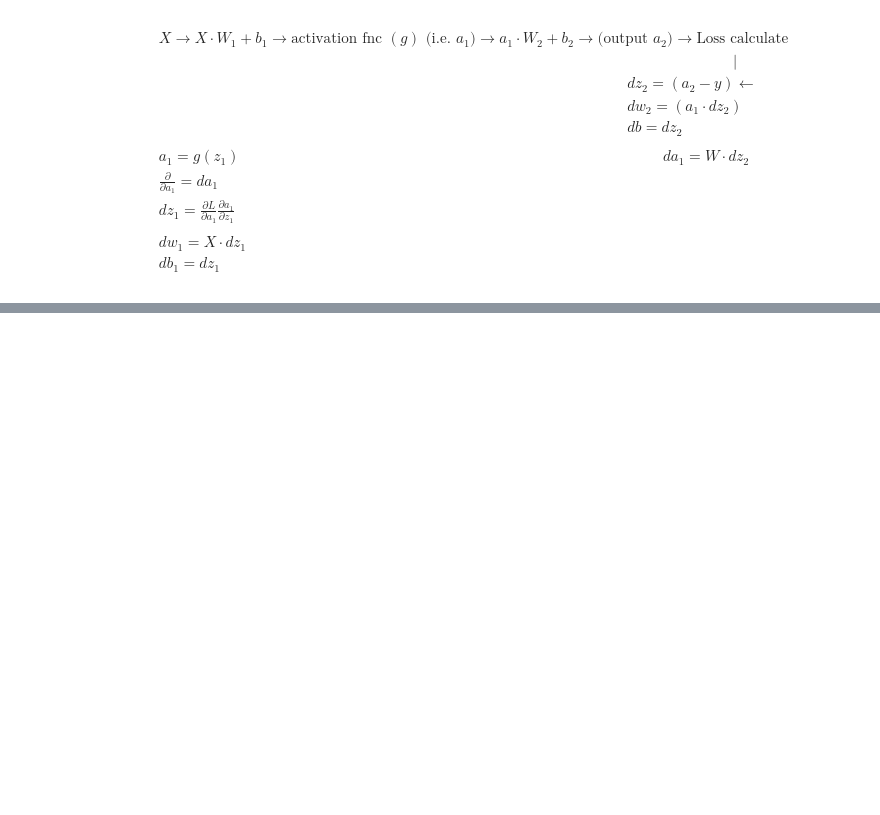
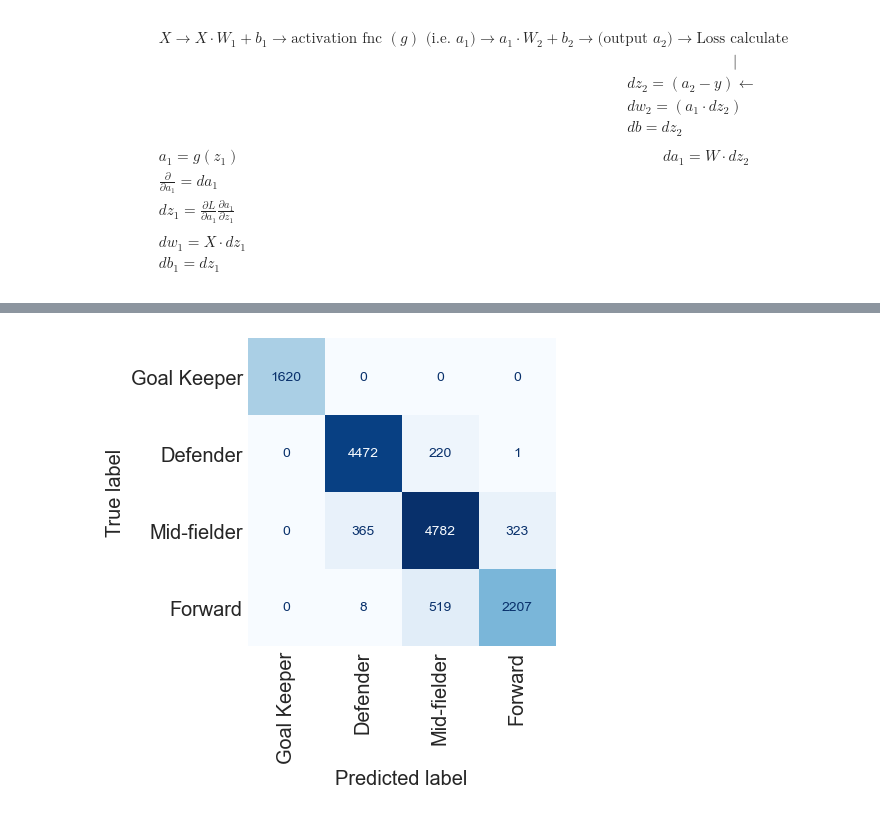
Before and after one commit to DAI-ai-code/DNN, a Jupyter notebook: day7/1_tf.ipynb, the cells around one changed output, grey strips where cells are left out. Drawn from its saved outputs; the diff is of its cells as text; code cells hidden in the pictures; blank space fills up the shorter version.

```diff
--- a/day7/1_tf.ipynb
+++ b/day7/1_tf.ipynb
@@ -51,0 +276,9 @@ X -> X.W1 + b1 -> activation fnc (g)(i.e. a1) -> a1.W2 + b2 ->(output a2) -> Los
+# %%
+y_true, y_pred = [], []
+
+for feature, label in train_ds:
+    pred = model(feature).numpy()
+    y_true.extend(label)
+    y_pred.extend(pred.argmax(axis=1))
+print(f'accuracy_score: {accuracy_score(y_true,y_pred)}')
+print(f'{classification_report(y_true,y_pred)}')
@@ -51,0 +302,4 @@ X -> X.W1 + b1 -> activation fnc (g)(i.e. a1) -> a1.W2 + b2 ->(output a2) -> Los
+# %%
+fn_plot_confusion_matrix(y_pred=y_pred,y_true=y_true, labels=class_labels)
+# %% [output]
+[figure, added]
```
Also changed, not shown: parts of 24 cells of this notebook, 8 other files.
